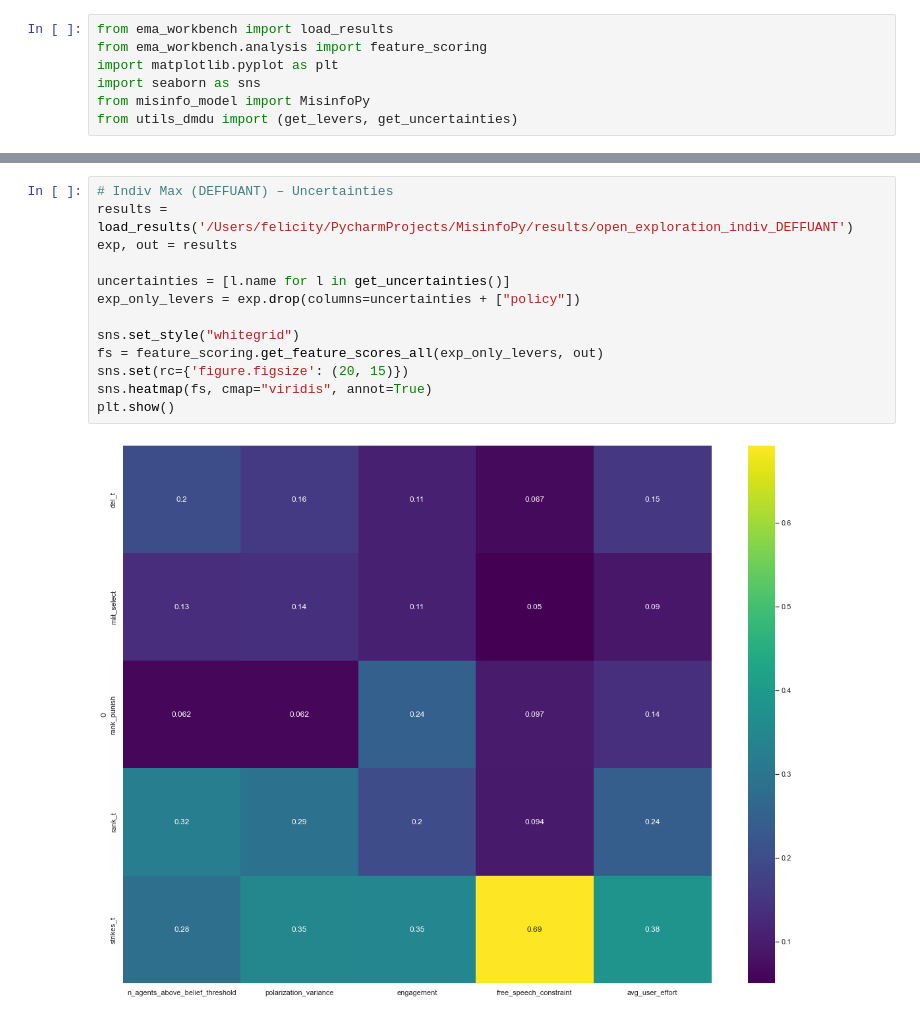
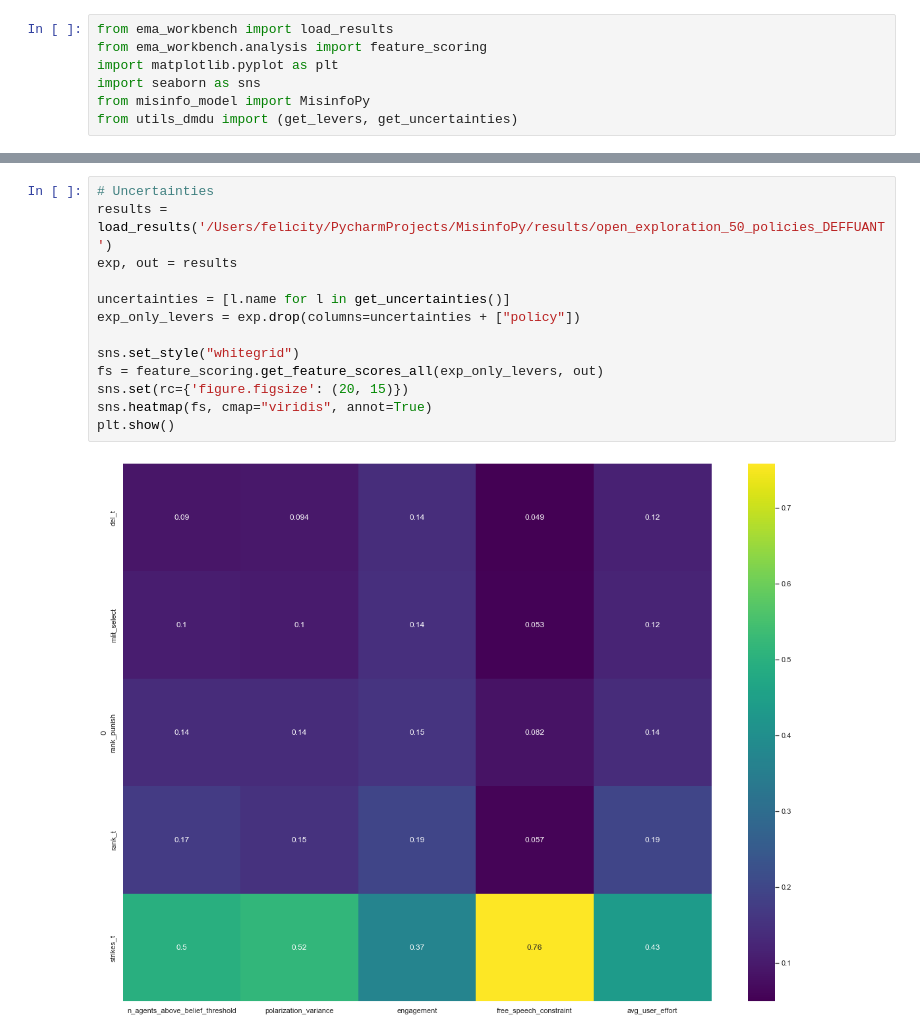
Before and after one commit to felicity-reddel/MisinfoPy, a Jupyter notebook: notebooks/feature_scoring_deffuant.ipynb, the cells around one changed output, grey strips where cells are left out. Drawn from its saved outputs; the diff is of its cells as text.

```diff
--- a/notebooks/feature_scoring_deffuant.ipynb
+++ b/notebooks/feature_scoring_deffuant.ipynb
@@ -28,15 +28,15 @@ plt.show()
 # %%
-# Indiv Max (DEFFUANT) – Uncertainties
-results = load_results('/Users/felicity/PycharmProjects/MisinfoPy/results/open_exploration_indiv_DEFFUANT')
+# Uncertainties
+results = load_results('/Users/felicity/PycharmProjects/MisinfoPy/results/open_exploration_50_policies_DEFFUANT')
 exp, out = results
 
 uncertainties = [l.name for l in get_uncertainties()]
 exp_only_levers = exp.drop(columns=uncertainties + ["policy"])
 
 sns.set_style("whitegrid")
 fs = feature_scoring.get_feature_scores_all(exp_only_levers, out)
 sns.set(rc={'figure.figsize': (20, 15)})
 sns.heatmap(fs, cmap="viridis", annot=True)
 plt.show()
 # %% [output]
-[figure, old version]
+[figure, new version]
```
Also changed, not shown: parts of 2 cells of this notebook, 4 other files.
